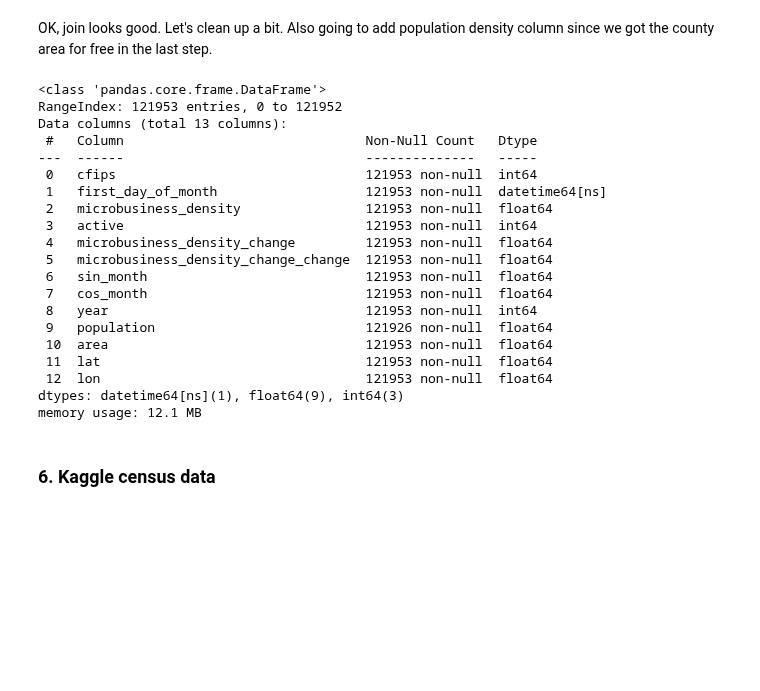
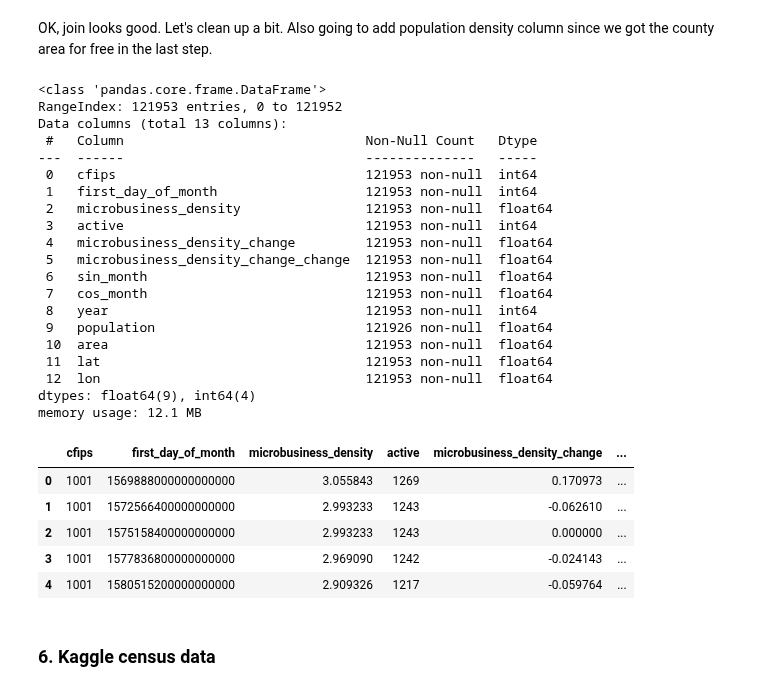
Before and after one commit to gperdrizet/kaggle_microbusiness, a Jupyter notebook: notebooks/09.2-parse_supplemented_data_for_structured_bootstrapping.ipynb, the cells around one changed output. Drawn from its saved outputs; the diff is of its cells as text; code cells hidden in the pictures; blank space fills up the shorter version.

Commit message:
Fixed first day of month data type for NumPy and Pickle.

```diff
--- a/notebooks/09.2-parse_supplemented_data_for_structured_bootstrapping.ipynb
+++ b/notebooks/09.2-parse_supplemented_data_for_structured_bootstrapping.ipynb
@@ -289,6 +289,9 @@ training_df['cfips'] = training_df['cfips'].astype(int)
 training_df['ALAND'] = training_df['ALAND'].astype(float)
 training_df['INTPTLAT'] = training_df['INTPTLAT'].astype(float)
 training_df['INTPTLON'] = training_df['INTPTLON'].astype(float)
+
+# Convert timepoint to datetime int because we are going to use numpy for the final data structure
+training_df['first_day_of_month'] = pd.to_datetime(training_df['first_day_of_month']).astype(int)
 
 # Rename the new columns
 training_df.rename(columns={
@@ -309,7 +312,7 @@ Data columns (total 13 columns):
  #   Column                               Non-Null Count   Dtype
 ---  ------                               --------------   -----
  0   cfips                                121953 non-null  int64
- 1   first_day_of_month                   121953 non-null  datetime64[ns]
+ 1   first_day_of_month                   121953 non-null  int64
  2   microbusiness_density                121953 non-null  float64
  3   active                               121953 non-null  int64
  4   microbusiness_density_change         121953 non-null  float64
@@ -321,8 +324,17 @@ Data columns (total 13 columns):
  10  area                                 121953 non-null  float64
  11  lat                                  121953 non-null  float64
  12  lon                                  121953 non-null  float64
-dtypes: datetime64[ns](1), float64(9), int64(3)
+dtypes: float64(9), int64(4)
 memory usage: 12.1 MB
+# %%
+training_df.head()
+# %% [output]
+|  | cfips | first_day_of_month | microbusiness_density | active | microbusiness_density_change | ... |
+| 0 | 1001 | 1569888000000000000 | 3.055843 | 1269 | 0.170973 | ... |
+| 1 | 1001 | 1572566400000000000 | 2.993233 | 1243 | -0.062610 | ... |
+| 2 | 1001 | 1575158400000000000 | 2.993233 | 1243 | 0.000000 | ... |
+| 3 | 1001 | 1577836800000000000 | 2.969090 | 1242 | -0.024143 | ... |
+| 4 | 1001 | 1580515200000000000 | 2.909326 | 1217 | -0.059764 | ... |
 # %% [markdown]
 <a name="census_starter"></a>
 ### 6. Kaggle census data
```
Also changed, not shown: parts of 4 cells of this notebook.
